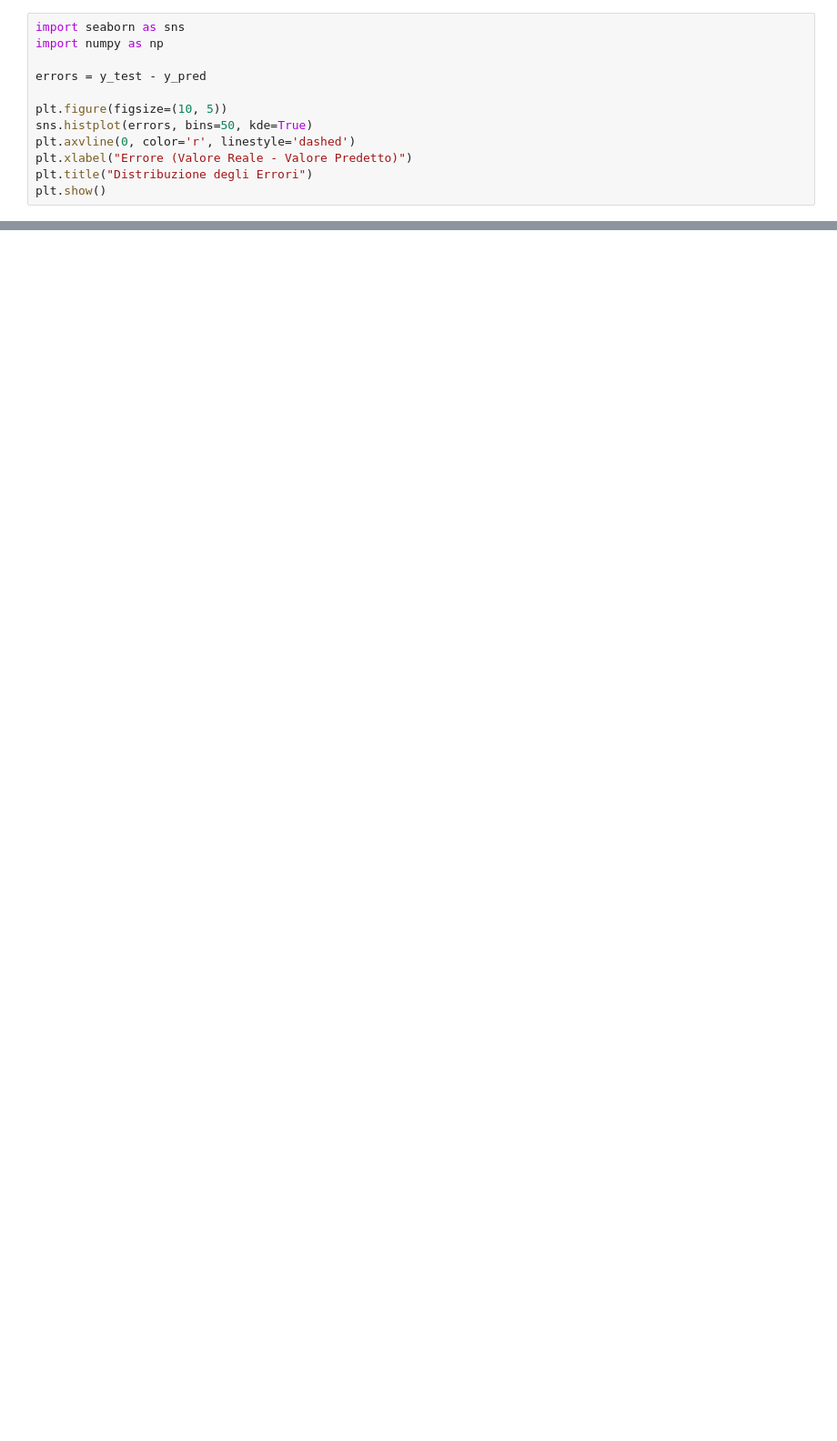
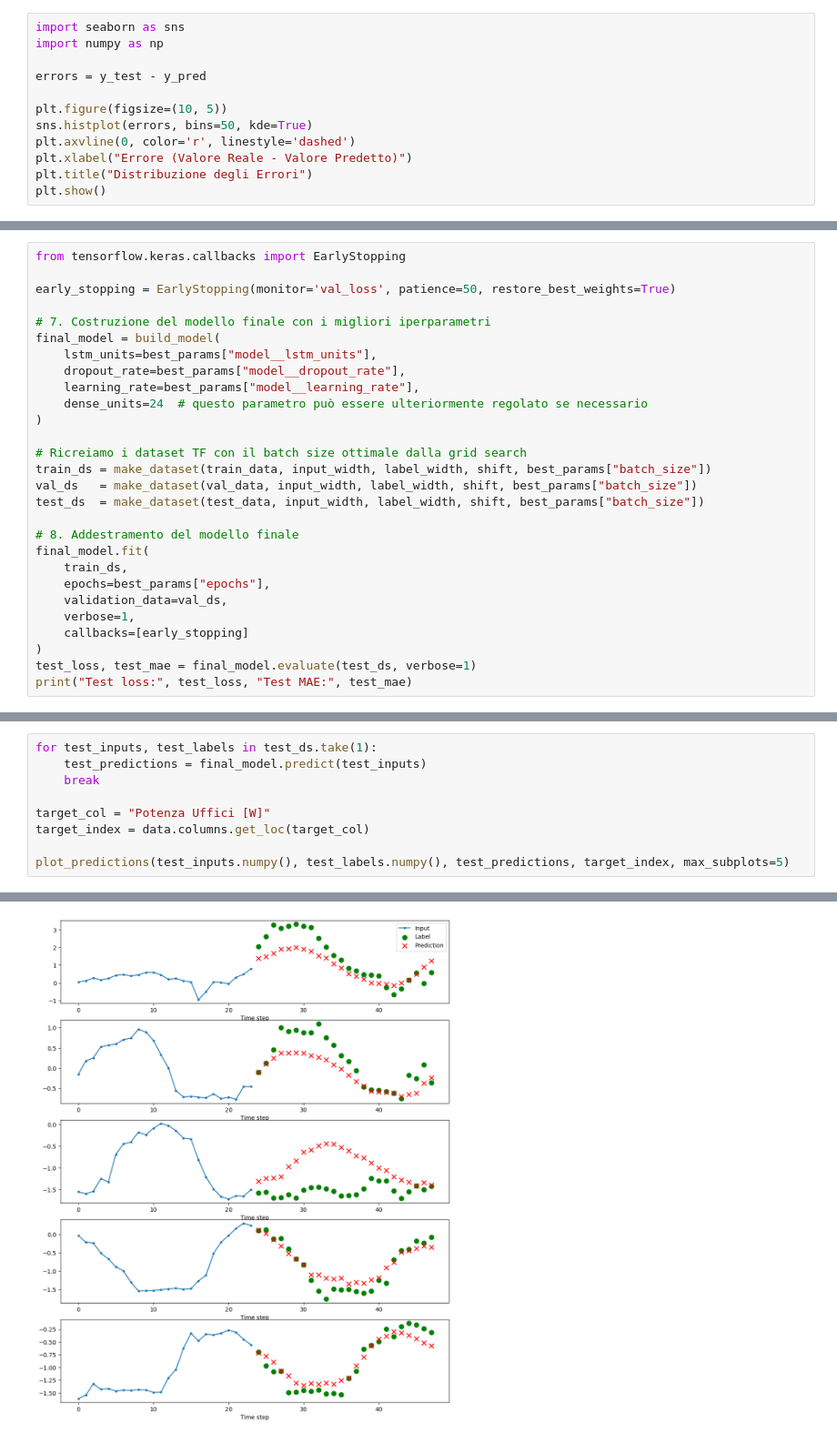
Before and after one commit to RealMattio/Gymnasium-MoJoCo-RL-Agent-Trainer, a Jupyter notebook: progTimeseries (1).ipynb, the cells around one changed output, grey strips where cells are left out. Shown: that part at 91% size. Drawn from its saved outputs; the diff is of its cells as text; blank space fills up the shorter version.

Commit message:
Ora sono presenti, early stopping, predizine autoregressiva e plot

```diff
--- a/progTimeseries (1).ipynb
+++ b/progTimeseries (1).ipynb
@@ -579,0 +759,28 @@ plt.show()
+# %%
+from tensorflow.keras.callbacks import EarlyStopping
+
+early_stopping = EarlyStopping(monitor='val_loss', patience=50, restore_best_weights=True)
+
+# 7. Costruzione del modello finale con i migliori iperparametri
+final_model = build_model(
+    lstm_units=best_params["model__lstm_units"],
+    dropout_rate=best_params["model__dropout_rate"],
+    learning_rate=best_params["model__learning_rate"],
+    dense_units=24  # questo parametro può essere ulteriormente regolato se necessario
+)
+
+# Ricreiamo i dataset TF con il batch size ottimale dalla grid search
+train_ds = make_dataset(train_data, input_width, label_width, shift, best_params["batch_size"])
+val_ds   = make_dataset(val_data, input_width, label_width, shift, best_params["batch_size"])
+test_ds  = make_dataset(test_data, input_width, label_width, shift, best_params["batch_size"])
+
+# 8. Addestramento del modello finale
+final_model.fit(
+    train_ds,
+    epochs=best_params["epochs"],
+    validation_data=val_ds,
+    verbose=1,
+    callbacks=[early_stopping]
+)
+test_loss, test_mae = final_model.evaluate(test_ds, verbose=1)
+print("Test loss:", test_loss, "Test MAE:", test_mae)
@@ -579,0 +862,10 @@ plt.show()
+# %%
+for test_inputs, test_labels in test_ds.take(1):
+    test_predictions = final_model.predict(test_inputs)
+    break
+
+target_col = "Potenza Uffici [W]"
+target_index = data.columns.get_loc(target_col)
+
+plot_predictions(test_inputs.numpy(), test_labels.numpy(), test_predictions, target_index, max_subplots=5)
+# %% [output]
@@ -579,0 +873 @@ plt.show()
+[figure, added]
```
Also changed, not shown: parts of 23 cells of this notebook.
